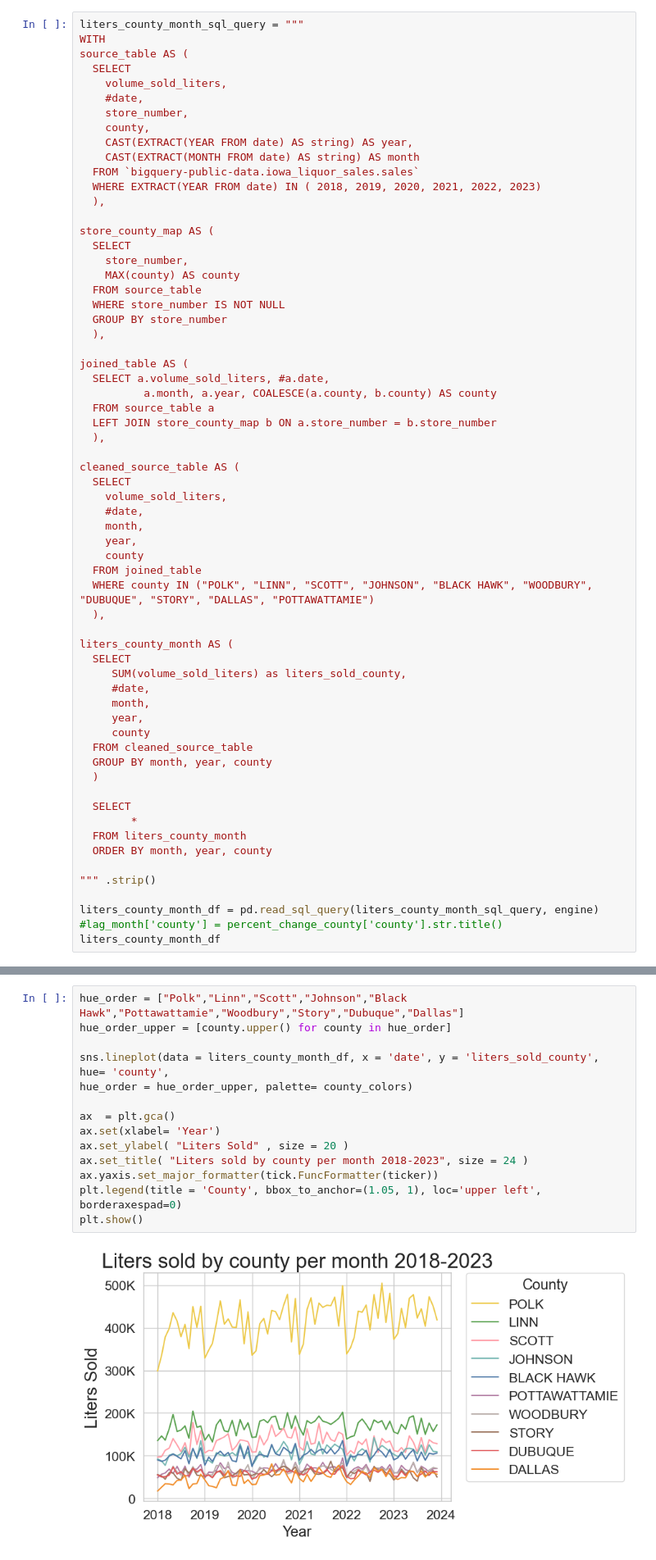
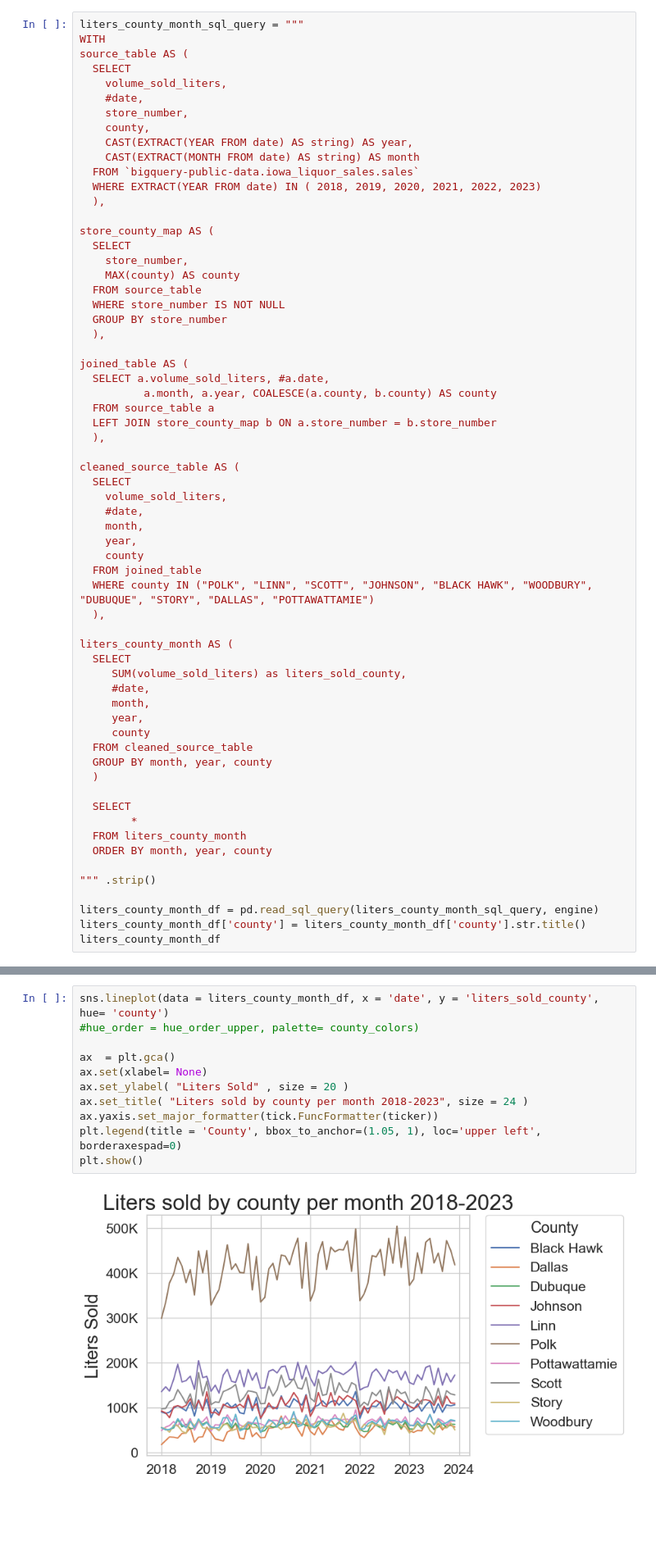
Before and after one commit to amoutafian/iowa_liquor_project, a Jupyter notebook: Iowa _liquor_exploratory_analysis.ipynb, the cells around one changed output, grey strips where cells are left out. Shown at 82% size. Saved outputs shown, nothing was run; the diff lists cells and outputs as text; blank space fills up the shorter version.

Commit message:
update county_colors palette and county case

```diff
--- a/Iowa _liquor_exploratory_analysis.ipynb
+++ b/Iowa _liquor_exploratory_analysis.ipynb
@@ -523,7 +499,7 @@ liters_county_month AS (
 """ .strip()
 
 liters_county_month_df = pd.read_sql_query(liters_county_month_sql_query, engine)
-#lag_month['county'] = percent_change_county['county'].str.title()
+liters_county_month_df['county'] = liters_county_month_df['county'].str.title()
 liters_county_month_df
 # %% [output]
 |  | liters_sold_county | month | year | county |
@@ -578,19 +554,16 @@ memory usage: 28.2+ KB
 720 rows × 5 columns
 # %%
-hue_order = ["Polk","Linn","Scott","Johnson","Black Hawk","Pottawattamie","Woodbury","Story","Dubuque","Dallas"]
-hue_order_upper = [county.upper() for county in hue_order]
-
-sns.lineplot(data = liters_county_month_df, x = 'date', y = 'liters_sold_county', hue= 'county',
-hue_order = hue_order_upper, palette= county_colors)
+sns.lineplot(data = liters_county_month_df, x = 'date', y = 'liters_sold_county', hue= 'county')
+#hue_order = hue_order_upper, palette= county_colors)
 
 ax  = plt.gca()
-ax.set(xlabel= 'Year')
+ax.set(xlabel= None)
 ax.set_ylabel( "Liters Sold" , size = 20 )
 ax.set_title( "Liters sold by county per month 2018-2023", size = 24 )
 ax.yaxis.set_major_formatter(tick.FuncFormatter(ticker))
 plt.legend(title = 'County', bbox_to_anchor=(1.05, 1), loc='upper left', borderaxespad=0)
 plt.show()
 # %% [output]
-[figure, old version]
+[figure, new version]
 # %% [markdown]
 ### We see some seasonal patterns, the most notable being a jump in sales just before the new year and a drop in January. This may be due to the fact that this retail sales. Stores likely stock up for December and new year celebrations and pause ordering afterward.
```
Also changed, not shown: parts of 23 cells of this notebook, 1 other file.
